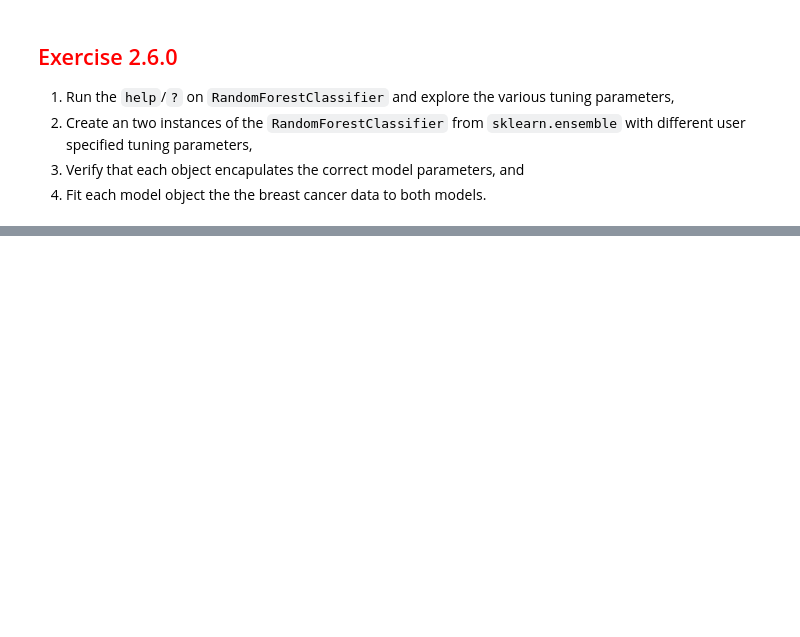
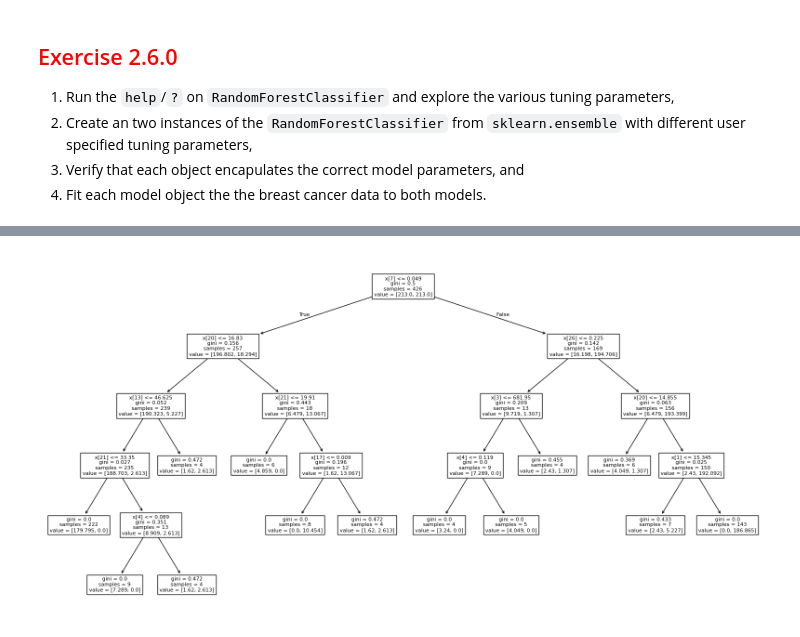
Before and after one commit to wmackedanz/DSCI_326_module_2_plotting_and_modeling_in_Python, a Jupyter notebook: 2_6_0_review_classes_objects_and_cross_validation.ipynb, the cells around one changed output, grey strips where cells are left out. Drawn from its saved outputs; the diff is of its cells as text; code cells hidden in the pictures; blank space fills up the shorter version.

```diff
--- a/2_6_0_review_classes_objects_and_cross_validation.ipynb
+++ b/2_6_0_review_classes_objects_and_cross_validation.ipynb
@@ -136,0 +182,5 @@ from sklearn.ensemble import RandomForestClassifier
+# %%
+
+tree2 = DecisionTreeClassifier(max_depth = 5, min_samples_split=5, min_samples_leaf=4, class_weight="balanced")
+
+tree2
@@ -136,0 +211,5 @@ from sklearn.ensemble import RandomForestClassifier
+# %%
+plt.rcParams["figure.figsize"] = (20,10)
+_ = plot_tree(tree2)
+# %% [output]
+[figure, added]
```
Also changed, not shown: parts of 8 cells of this notebook.
